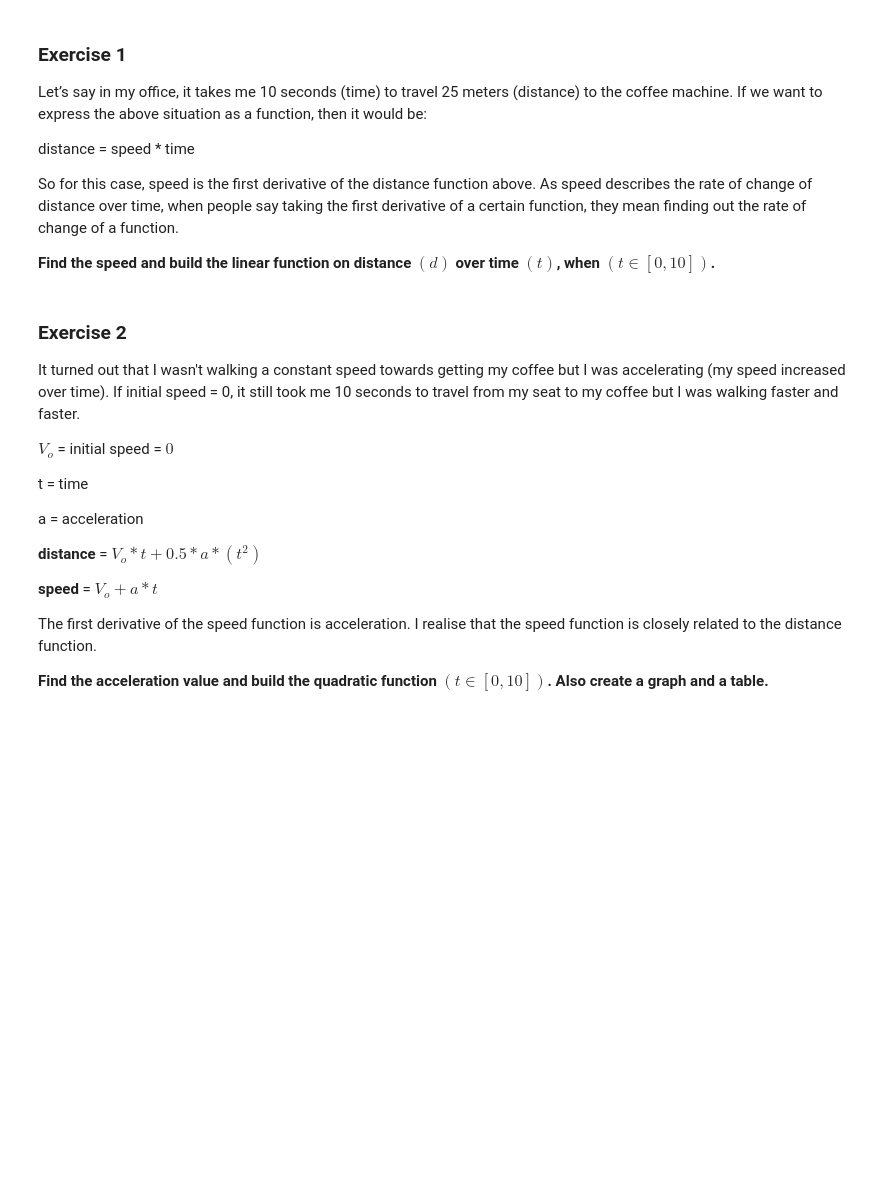
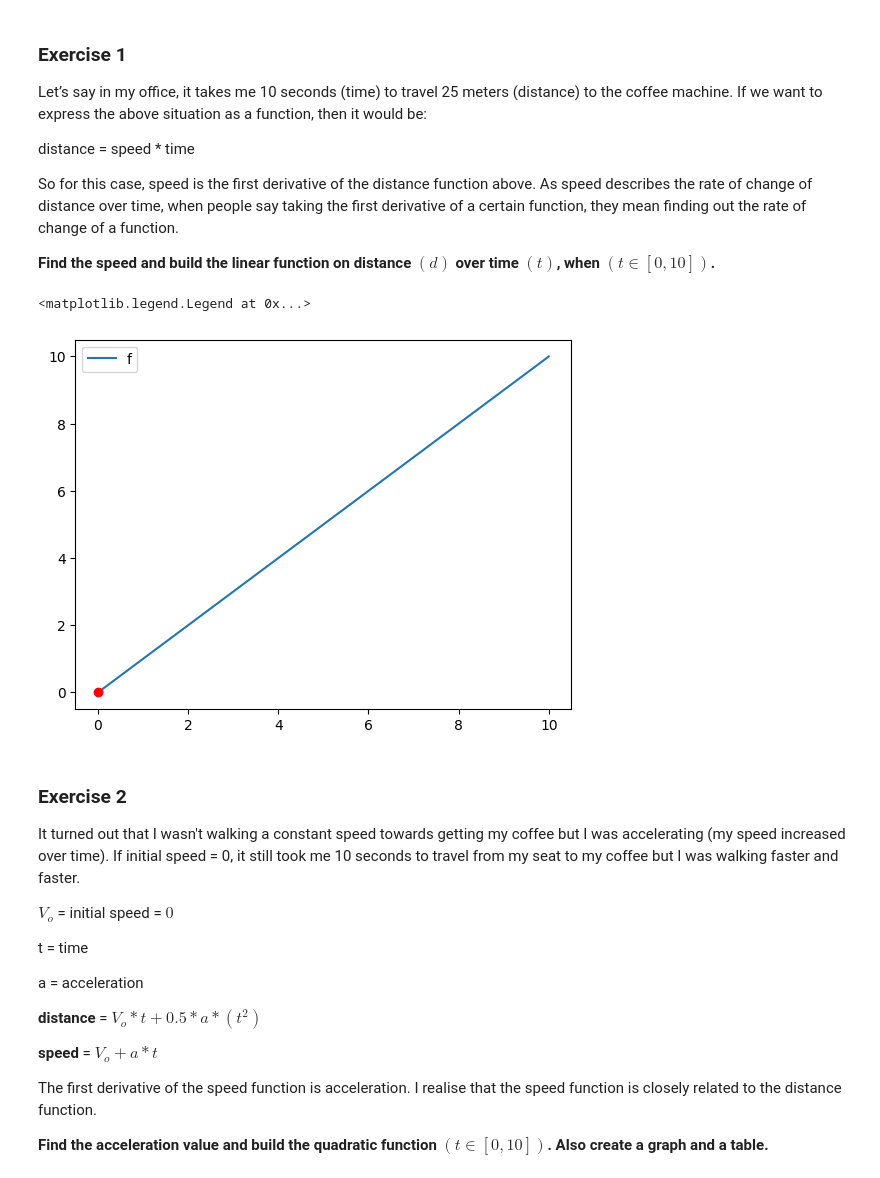
Before and after one commit to OlgaKurganova/calculus-and-algebra-problems-with-python, a Jupyter notebook: notebook/problems.ipynb, the cells around one changed output. Drawn from its saved outputs; the diff is of its cells as text; code cells hidden in the pictures; blank space fills up the shorter version.

```diff
--- a/notebook/problems.ipynb
+++ b/notebook/problems.ipynb
@@ -31,5 +33,11 @@ import pandas as pd
 # %%
 #plot the distance function on domain(t)
+plt.plot(x,f(x),label='f')
+plt.plot(0,f(0),'ro')
+plt.legend()
+# %% [output]
+<matplotlib.legend.Legend at 0x...>
+[figure, added]
 # %%
 # create a dataframe
 # %% [markdown]
```
Also changed, not shown: parts of 6 cells of this notebook.
